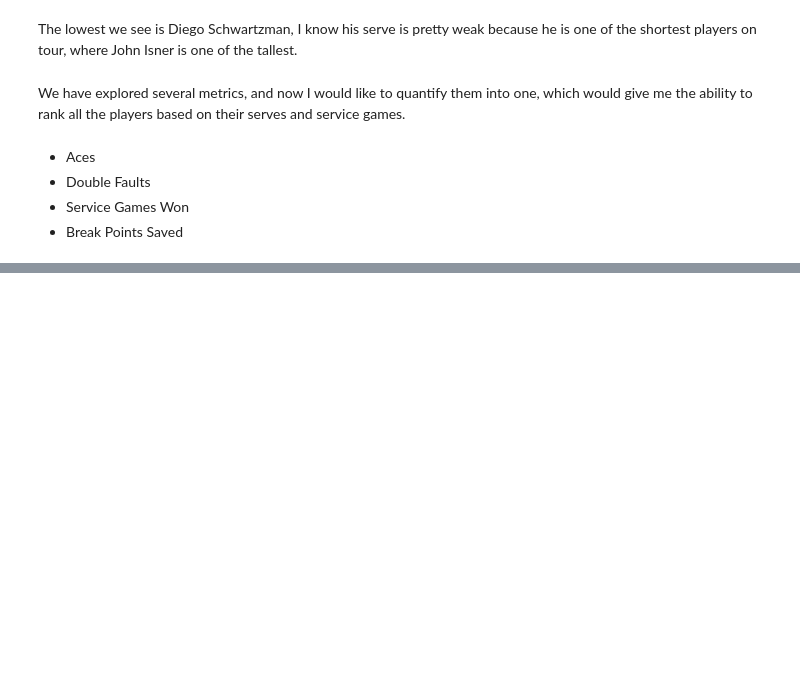
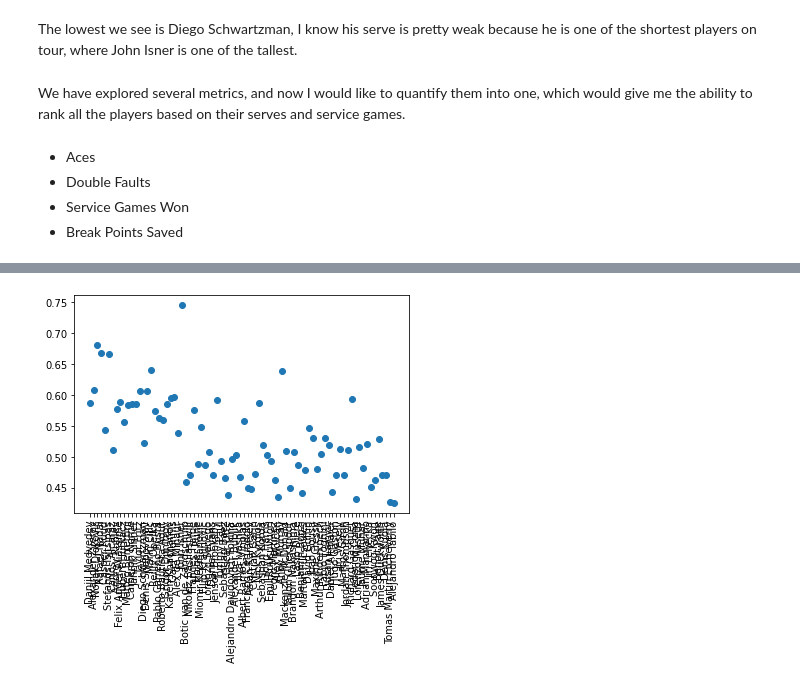
Before and after one commit to uodonnell/TennisEDA, a Jupyter notebook: notebook.ipynb, the cells around one changed output, grey strips where cells are left out. Drawn from its saved outputs; the diff is of its cells as text; code cells hidden in the pictures; blank space fills up the shorter version.

```diff
--- a/notebook.ipynb
+++ b/notebook.ipynb
@@ -231,0 +303,2 @@ Let's try to see who finishes their matches the quickest. This will provide some
+# %%
+normalized[percents] = 0.01*normalized[percents]
@@ -231,0 +366,6 @@ Let's try to see who finishes their matches the quickest. This will provide some
+# %%
+plt.scatter(tennis["player"], tennis["serving_score"])
+plt.xticks(rotation = 90)
+plt.show()
+# %% [output]
+[figure, added]
```
Also changed, not shown: parts of 54 cells of this notebook.
